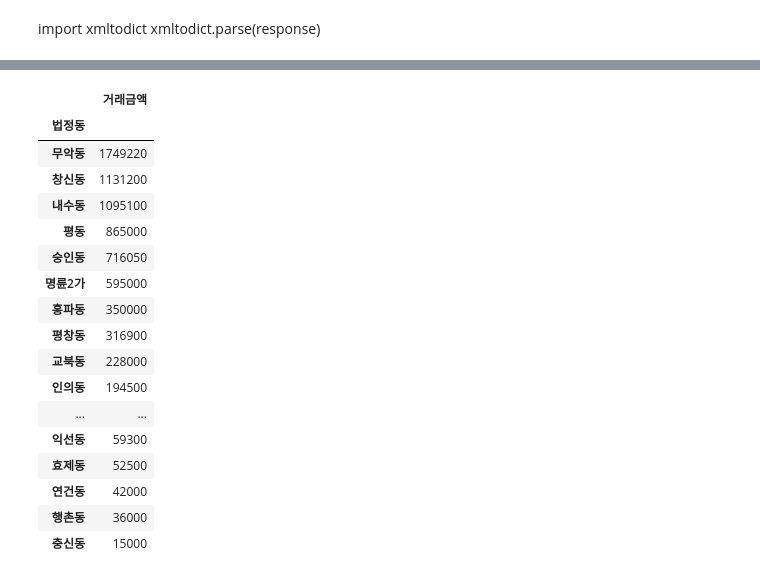
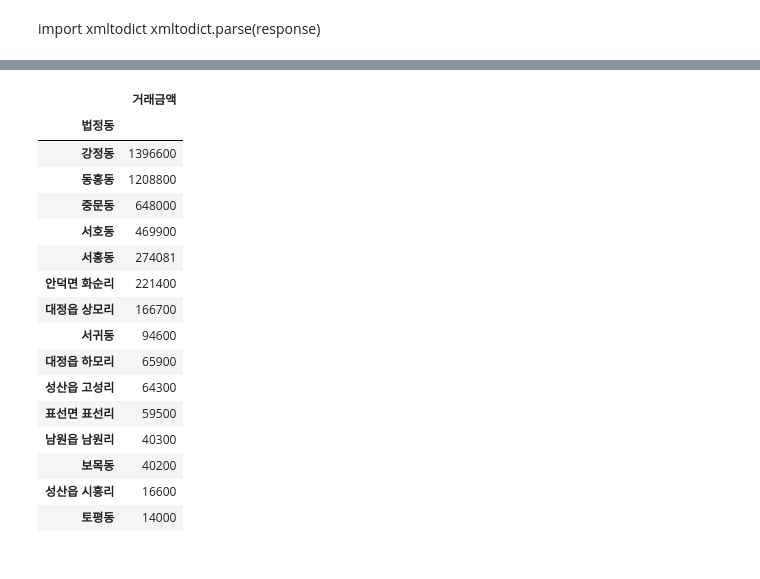
Before and after one commit to reejungkim/OpenAPI_Ministry_of_land, a Jupyter notebook: 국토교통부 아파트매매 실거래.ipynb, the cells around one changed output, grey strips where cells are left out. Cells and saved outputs as stored; diff of their text form; code cells hidden in the pictures.

```diff
--- a/국토교통부 아파트매매 실거래.ipynb
+++ b/국토교통부 아파트매매 실거래.ipynb
@@ -14,11 +14,11 @@ api_key = get_file_contents(filename)
 # %%
 df = pd.DataFrame()
 for ymd in ['202101', '202204', '202205']:
-        params = {'serviceKey': api_key, 'LAWD_CD': '11110', 'DEAL_YMD': ymd}
-        d = load_xml_to_dataframe(requests.get(url,
-                                                 params=params
-                                                 ).text, 'item')
-        df =df.append(d, ignore_index = True)
+    params = {'serviceKey': api_key, 'LAWD_CD': '50130', 'DEAL_YMD': ymd}
+    d = load_xml_to_dataframe(requests.get(url,
+                                           params=params
+                                           ).text, 'item')
+    df = df.append(d, ignore_index=True)
 
 
 response = requests.get(url, params=params).text
@@ -28,7 +28,7 @@ soup = bs.BeautifulSoup(response,'xml')
 import xmltodict
 xmltodict.parse(response)
 # %%
-for col in ['거래금액', '건축년도', '년', '층']:
+for col in ['거래금액', '건축년도', '년', '층', '일', '월']:
     df[col] = pd.to_numeric(df[col].str.replace(",", ""))
 # %%
 import numpy as np
@@ -64,25 +77,25 @@ token = os.getenv('MAPBOX_API_KEY')
 # %%
-result = pd.pivot_table(data=df, index='법정동', values='거래금액', aggfunc='sum', fill_value=0).sort_values('거래금액', ascending=False)
+result = pd.pivot_table(data=df, index='법정동', values='거래금액',
+                        aggfunc='sum', fill_value=0).sort_values('거래금액', ascending=False)
 result
 # %% [output]
 |  | 거래금액 |
 | 법정동 |  |
-| 무악동 | 1749220 |
-| 창신동 | 1131200 |
-| 내수동 | 1095100 |
-| 평동 | 865000 |
-| 숭인동 | 716050 |
-| 명륜2가 | 595000 |
-| 홍파동 | 350000 |
-| 평창동 | 316900 |
-| 교북동 | 228000 |
-| 인의동 | 194500 |
-| ... | ... |
-| 익선동 | 59300 |
-| 효제동 | 52500 |
-| 연건동 | 42000 |
-| 행촌동 | 36000 |
-| 충신동 | 15000 |
+| 강정동 | 1396600 |
+| 동홍동 | 1208800 |
+| 중문동 | 648000 |
+| 서호동 | 469900 |
+| 서홍동 | 274081 |
+| 안덕면 화순리 | 221400 |
+| 대정읍 상모리 | 166700 |
+| 서귀동 | 94600 |
+| 대정읍 하모리 | 65900 |
+| 성산읍 고성리 | 64300 |
+| 표선면 표선리 | 59500 |
+| 남원읍 남원리 | 40300 |
+| 보목동 | 40200 |
+| 성산읍 시흥리 | 16600 |
+| 토평동 | 14000 |
 # %%
 from sklearn.model_selection import train_test_split
 from sklearn.preprocessing import OneHotEncoder
```
Also changed, not shown: parts of 7 cells of this notebook.
